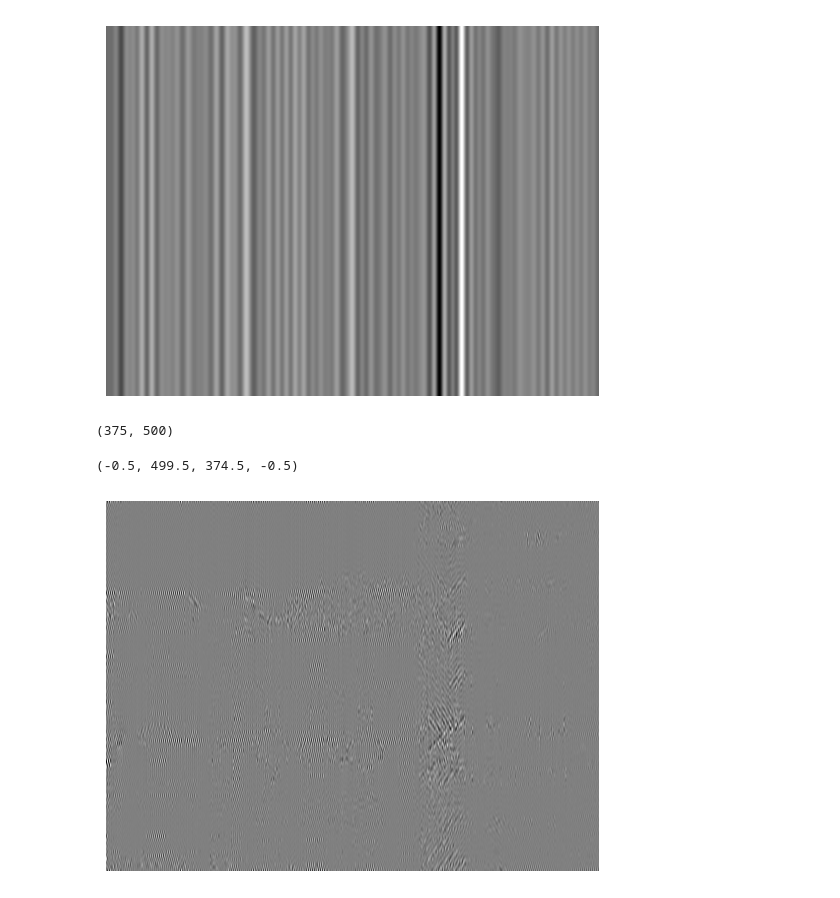
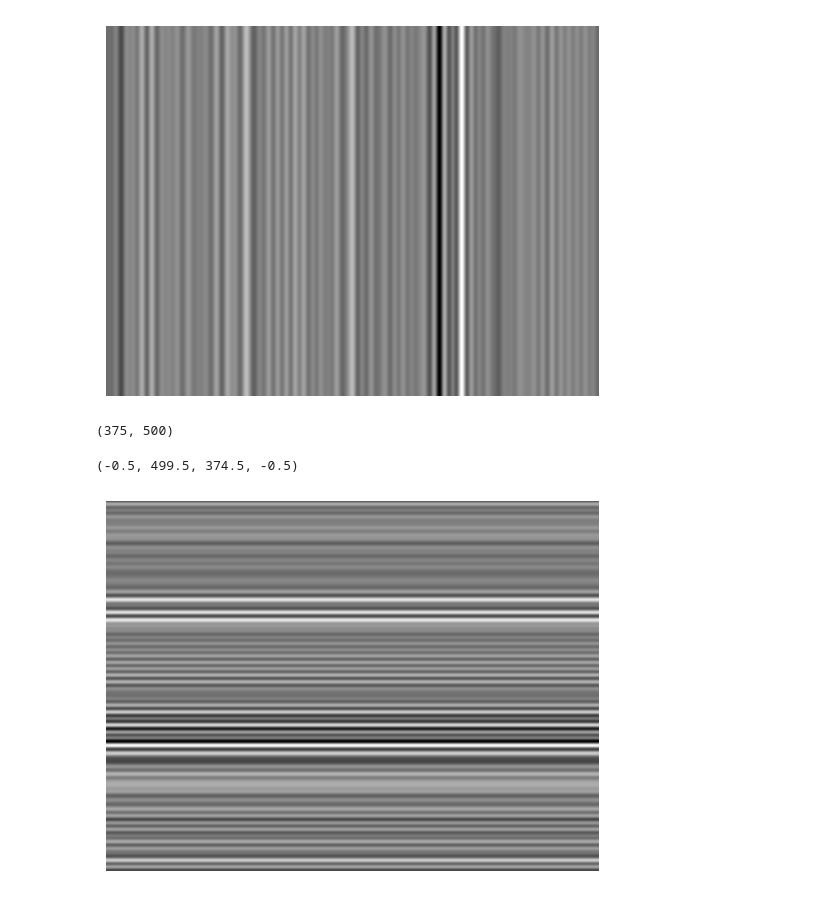
Before and after one commit to Jansenpapworth/Machine-Learning, a Jupyter notebook: Tutorial 8/Task 3.ipynb, the cells around one changed output. Drawn from its saved outputs; the diff is of its cells as text; code cells hidden in the pictures.

```diff
--- a/Tutorial 8/Task 3.ipynb
+++ b/Tutorial 8/Task 3.ipynb
@@ -52,21 +52,20 @@ plt.axis('off')
 # %%
 #plotting the y lines
 # make a separate copy of image to work on
 fim2 = fim.copy()
-print(fim2.shape)
 # set everything in all except the first row to zero
-fim2[0,1:npy] = 0
+fim2[:,1:] = 0
 # set everything in the first row to zero except the first 61 points and the last 60
-fim2[61:npx-60,:] = 0
+fim2[61:npx-60,0] = 0
 
 y = np.fft.ifft2(fim2)
 y = np.real(y)
 
 ##### Plotting the x slice
 plt.figure()
 plt.imshow(y, cmap=plt.cm.gray)
 plt.axis('off')
 # %% [output]
 (375, 500)
 (-0.5, 499.5, 374.5, -0.5)
-[figure, old version]
+[figure, new version]
```
Also changed, not shown: 1 other file.
